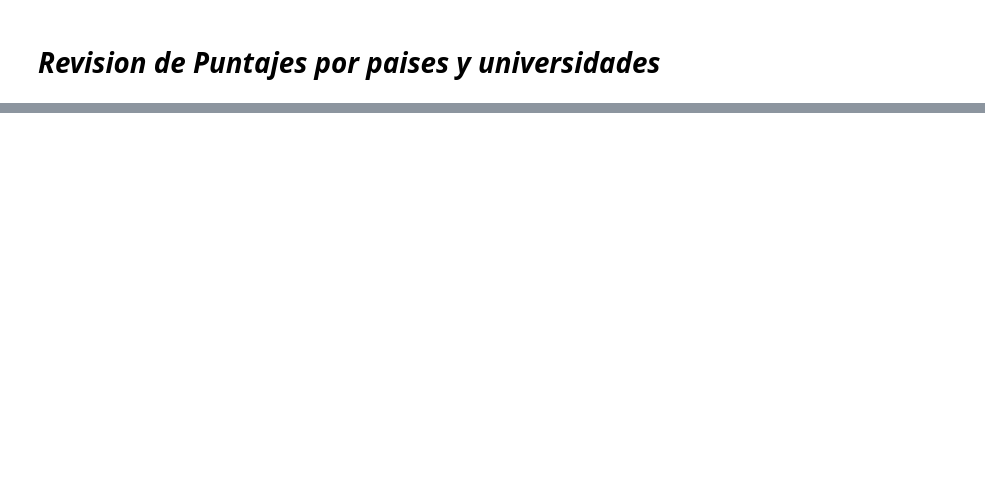
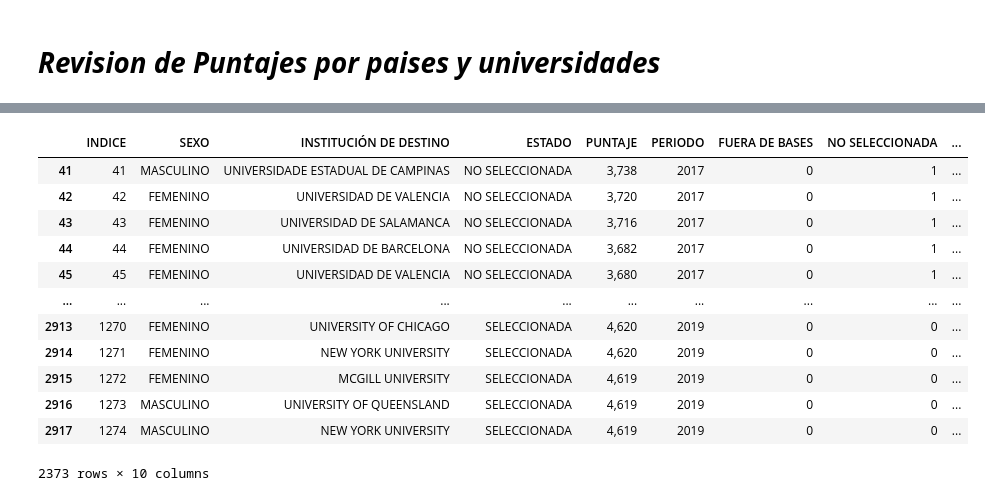
Before and after one commit to Foco22/BECAS_MAGISTER, a Jupyter notebook: Te_damos_la_bienvenida_a_Colaboratory_(2).ipynb, the cells around one changed output, grey strips where cells are left out. Saved outputs shown, nothing was run; the diff lists cells and outputs as text; code cells hidden in the pictures; blank space fills up the shorter version.

```diff
--- a/Te_damos_la_bienvenida_a_Colaboratory_(2).ipynb
+++ b/Te_damos_la_bienvenida_a_Colaboratory_(2).ipynb
@@ -566,3 +521,20 @@ df_datos.head()
+# %%
+df_puntaje = df_datos.loc[df_datos['ESTADO'] != 'FUERA DE BASES']
+df_puntaje
+# %% [output]
+|  | INDICE | SEXO | INSTITUCIÓN DE DESTINO | ESTADO | PUNTAJE | PERIODO | FUERA DE BASES | NO SELECCIONADA | ... |
+| 41 | 41 | MASCULINO | UNIVERSIDADE ESTADUAL DE CAMPINAS | NO SELECCIONADA | 3,738 | 2017 | 0 | 1 | ... |
+| 42 | 42 | FEMENINO | UNIVERSIDAD DE VALENCIA | NO SELECCIONADA | 3,720 | 2017 | 0 | 1 | ... |
+| 43 | 43 | FEMENINO | UNIVERSIDAD DE SALAMANCA | NO SELECCIONADA | 3,716 | 2017 | 0 | 1 | ... |
+| 44 | 44 | FEMENINO | UNIVERSIDAD DE BARCELONA | NO SELECCIONADA | 3,682 | 2017 | 0 | 1 | ... |
+| 45 | 45 | FEMENINO | UNIVERSIDAD DE VALENCIA | NO SELECCIONADA | 3,680 | 2017 | 0 | 1 | ... |
+| ... | ... | ... | ... | ... | ... | ... | ... | ... | ... |
+| 2913 | 1270 | FEMENINO | UNIVERSITY OF CHICAGO | SELECCIONADA | 4,620 | 2019 | 0 | 0 | ... |
+| 2914 | 1271 | FEMENINO | NEW YORK UNIVERSITY | SELECCIONADA | 4,620 | 2019 | 0 | 0 | ... |
+| 2915 | 1272 | FEMENINO | MCGILL UNIVERSITY | SELECCIONADA | 4,619 | 2019 | 0 | 0 | ... |
+| 2916 | 1273 | MASCULINO | UNIVERSITY OF QUEENSLAND | SELECCIONADA | 4,619 | 2019 | 0 | 0 | ... |
+| 2917 | 1274 | MASCULINO | NEW YORK UNIVERSITY | SELECCIONADA | 4,619 | 2019 | 0 | 0 | ... |
+2373 rows × 10 columns
 # %%
 def string_numero():
     cantidad = 0
```
Also changed, not shown: parts of 26 cells of this notebook.
